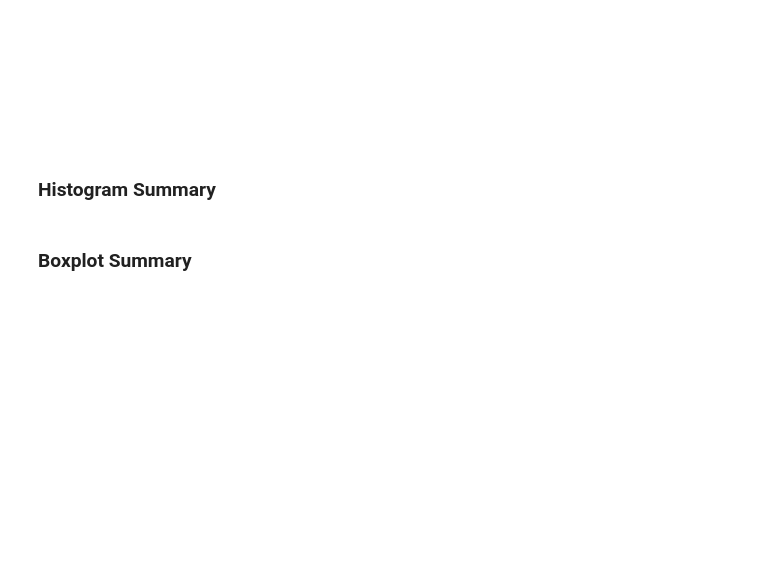
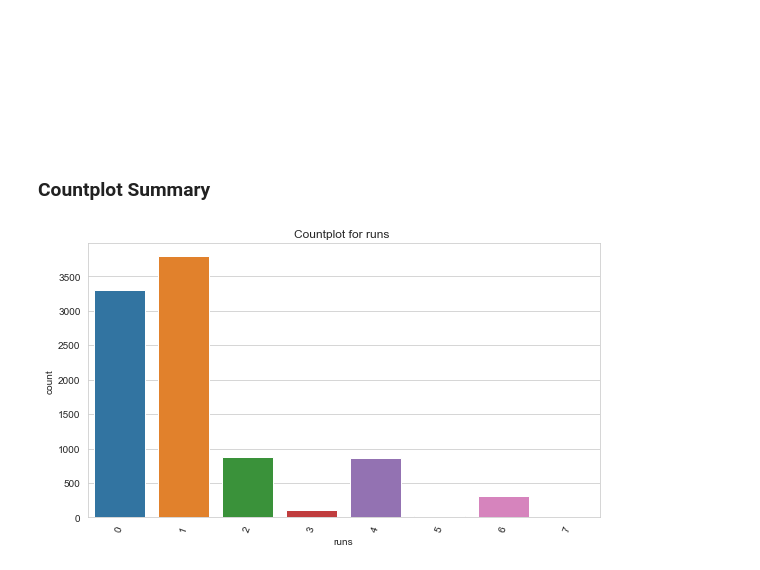
Before and after one commit to Ogutu01/T-20-World-Cup-2022-Data-Analysis, a Jupyter notebook: index.ipynb, the cells around one changed output. Drawn from its saved outputs; the diff is of its cells as text; code cells hidden in the pictures; blank space fills up the shorter version.

```diff
--- a/index.ipynb
+++ b/index.ipynb
@@ -175,4 +195,4 @@ data.shape
 # %% [markdown]
 ### <div style="padding:2rem;font-size:100%;text-align:left;display:fill;border-radius:0.25rem;overflow:hidden;background-image: url(https://images.pexels.com/photos/2860804/pexels-photo-2860804.jpeg?auto=compress&cs=tinysrgb&w=1260&h=750&dpr=1)"><b><span style='color:white'> EXPLORATORY DATA ANALYSIS
 # %% [markdown]
-### **Histogram Summary**
+### **Countplot Summary**
@@ -194,2 +198,0 @@ data.shape
-# %% [markdown]
-### **Boxplot Summary**
@@ -209,0 +199,16 @@ data.shape
+# %%
+# Segragate numerical columns
+num_cols = ["runs"]
+
+plt.figure(figsize=(8, 13))
+for i, cols in enumerate(num_cols):
+    plt.subplot(3, 1, i+1)
+    sns.countplot(data=data, x=cols)
+    plt.xticks(rotation=70)
+    plt.title(f'Countplot for {cols} ')
+
+
+plt.tight_layout()
+plt.show()
+# %% [output]
+[figure, added]
```
Also changed, not shown: parts of 12 cells of this notebook.
